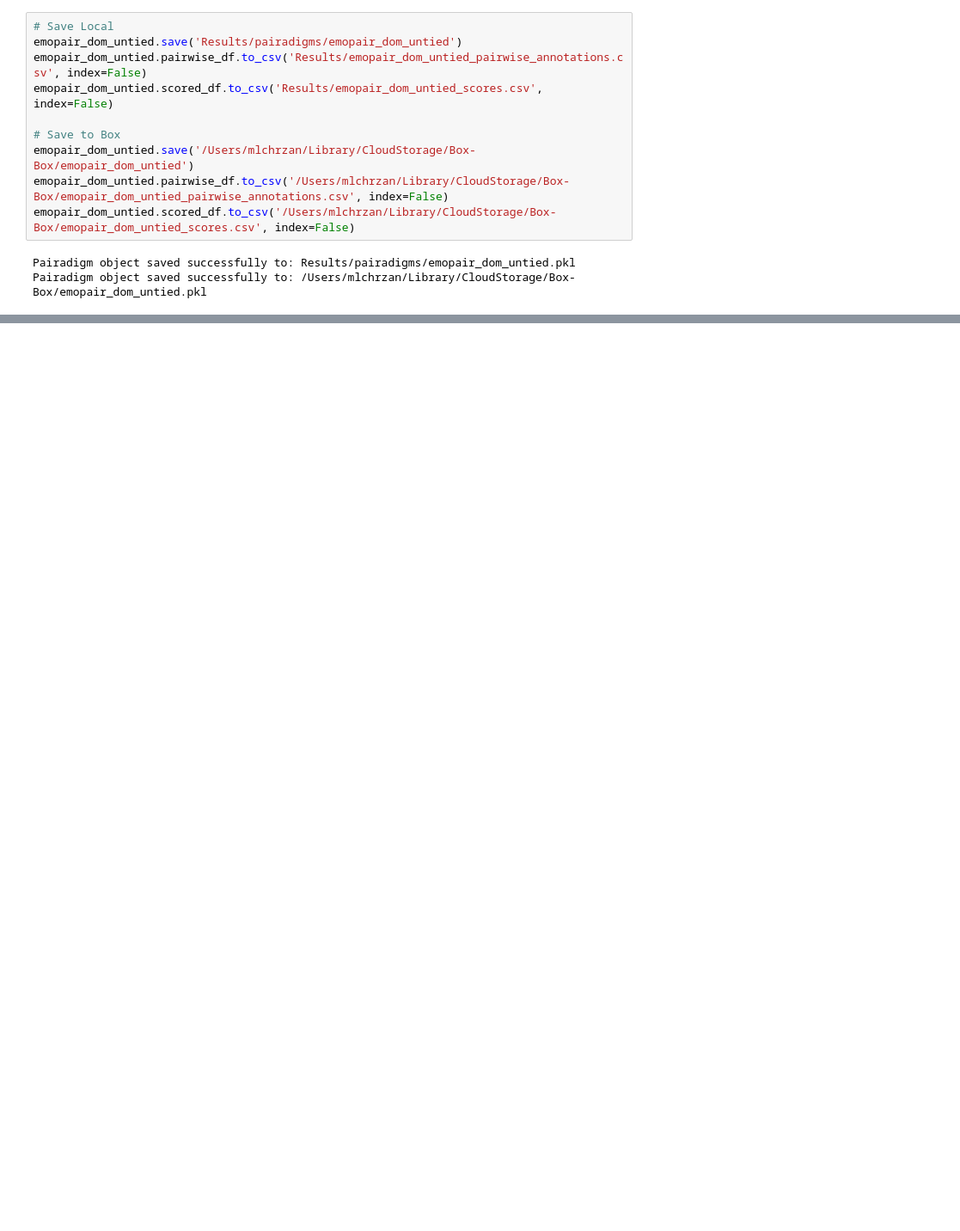
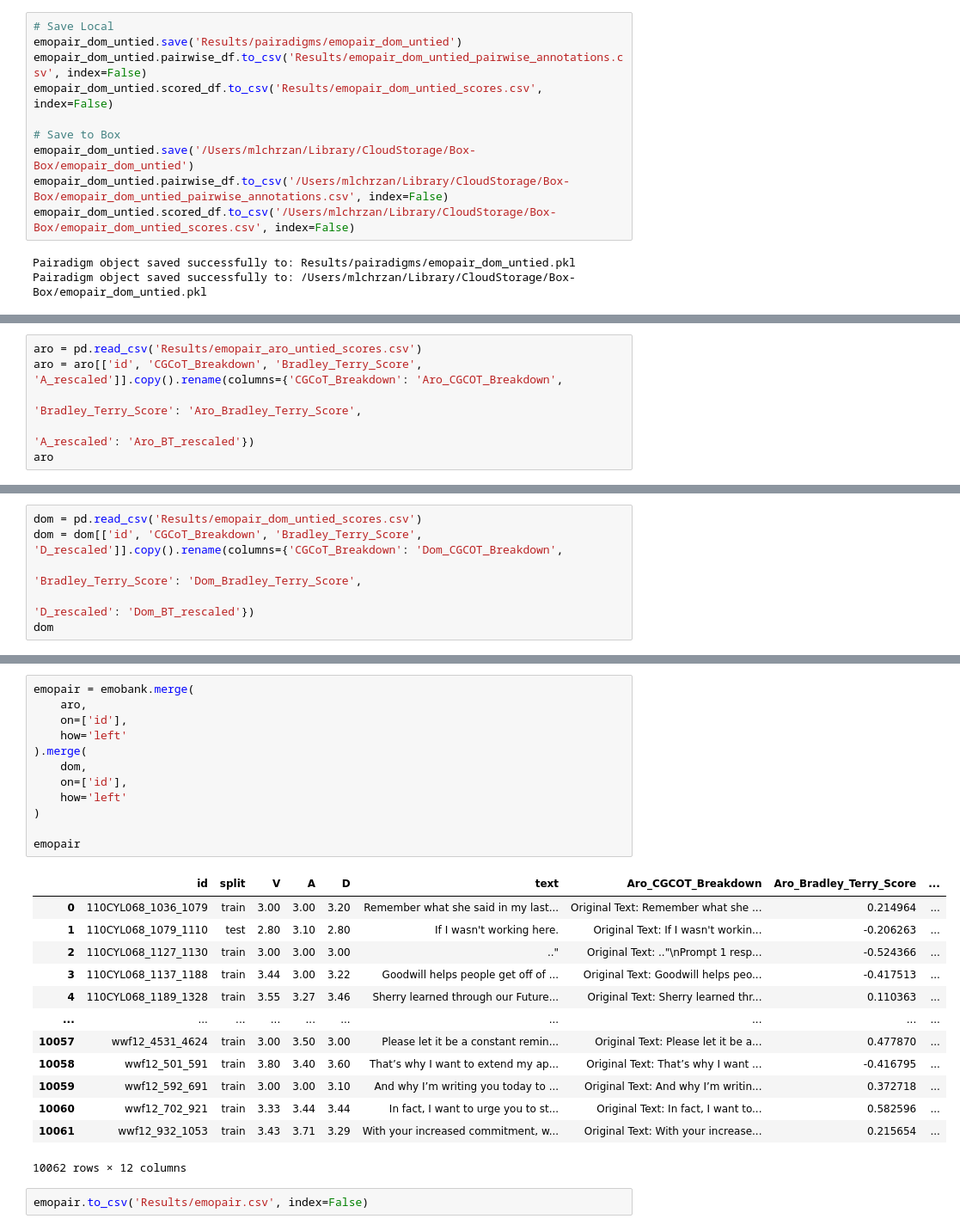
Before and after one commit to EDSI-UMD-College-Park/EmoPair, a Jupyter notebook: build_emopair.ipynb, the cells around one changed output, grey strips where cells are left out. Shown at 86% size. Cells and saved outputs as stored; diff of their text form; blank space fills up the shorter version.

Commit message:
Saving final emopair dataset

```diff
--- a/build_emopair.ipynb
+++ b/build_emopair.ipynb
@@ -634,0 +626,6 @@ Pairadigm object loaded successfully from: Results/pairadigms/emopair_dom_untied
+# %%
+aro = pd.read_csv('Results/emopair_aro_untied_scores.csv')
+aro = aro[['id', 'CGCoT_Breakdown', 'Bradley_Terry_Score', 'A_rescaled']].copy().rename(columns={'CGCoT_Breakdown': 'Aro_CGCOT_Breakdown',
+                                                                                                 'Bradley_Terry_Score': 'Aro_Bradley_Terry_Score',
+                                                                                                 'A_rescaled': 'Aro_BT_rescaled'})
+aro
@@ -634,0 +646,6 @@ Pairadigm object loaded successfully from: Results/pairadigms/emopair_dom_untied
+# %%
+dom = pd.read_csv('Results/emopair_dom_untied_scores.csv')
+dom = dom[['id', 'CGCoT_Breakdown', 'Bradley_Terry_Score', 'D_rescaled']].copy().rename(columns={'CGCoT_Breakdown': 'Dom_CGCOT_Breakdown',
+                                                                                                 'Bradley_Terry_Score': 'Dom_Bradley_Terry_Score',
+                                                                                                 'D_rescaled': 'Dom_BT_rescaled'})
+dom
@@ -634,0 +666,28 @@ Pairadigm object loaded successfully from: Results/pairadigms/emopair_dom_untied
+# %%
+emopair = emobank.merge(
+    aro,
+    on=['id'],
+    how='left'
+).merge(
+    dom,
+    on=['id'],
+    how='left'
+)
+
+emopair
+# %% [output]
+|  | id | split | V | A | D | text | Aro_CGCOT_Breakdown | Aro_Bradley_Terry_Score | ... |
+| 0 | 110CYL068_1036_1079 | train | 3.00 | 3.00 | 3.20 | Remember what she said in my last... | Original Text: Remember what she ... | 0.214964 | ... |
+| 1 | 110CYL068_1079_1110 | test | 2.80 | 3.10 | 2.80 | If I wasn't working here. | Original Text: If I wasn't workin... | -0.206263 | ... |
+| 2 | 110CYL068_1127_1130 | train | 3.00 | 3.00 | 3.00 | .." | Original Text: .."\nPrompt 1 resp... | -0.524366 | ... |
+| 3 | 110CYL068_1137_1188 | train | 3.44 | 3.00 | 3.22 | Goodwill helps people get off of ... | Original Text: Goodwill helps peo... | -0.417513 | ... |
+| 4 | 110CYL068_1189_1328 | train | 3.55 | 3.27 | 3.46 | Sherry learned through our Future... | Original Text: Sherry learned thr... | 0.110363 | ... |
+| ... | ... | ... | ... | ... | ... | ... | ... | ... | ... |
+| 10057 | wwf12_4531_4624 | train | 3.00 | 3.50 | 3.00 | Please let it be a constant remin... | Original Text: Please let it be a... | 0.477870 | ... |
+| 10058 | wwf12_501_591 | train | 3.80 | 3.40 | 3.60 | That’s why I want to extend my ap... | Original Text: That’s why I want ... | -0.416795 | ... |
+| 10059 | wwf12_592_691 | train | 3.00 | 3.00 | 3.10 | And why I’m writing you today to ... | Original Text: And why I’m writin... | 0.372718 | ... |
+| 10060 | wwf12_702_921 | train | 3.33 | 3.44 | 3.44 | In fact, I want to urge you to st... | Original Text: In fact, I want to... | 0.582596 | ... |
+| 10061 | wwf12_932_1053 | train | 3.43 | 3.71 | 3.29 | With your increased commitment, w... | Original Text: With your increase... | 0.215654 | ... |
+10062 rows × 12 columns
+# %%
+emopair.to_csv('Results/emopair.csv', index=False)
```
Also changed, not shown: parts of 5 cells of this notebook, 1 other file.
